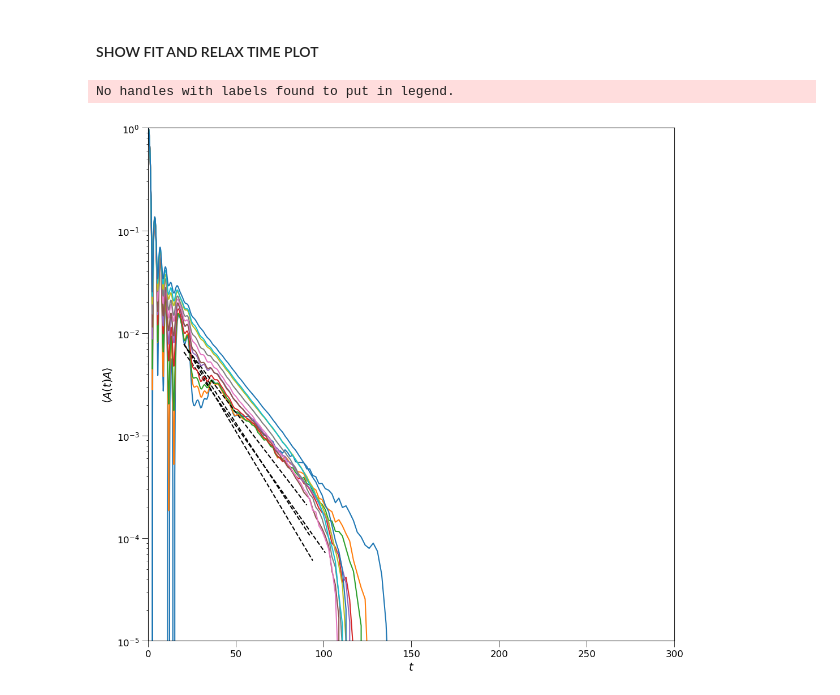
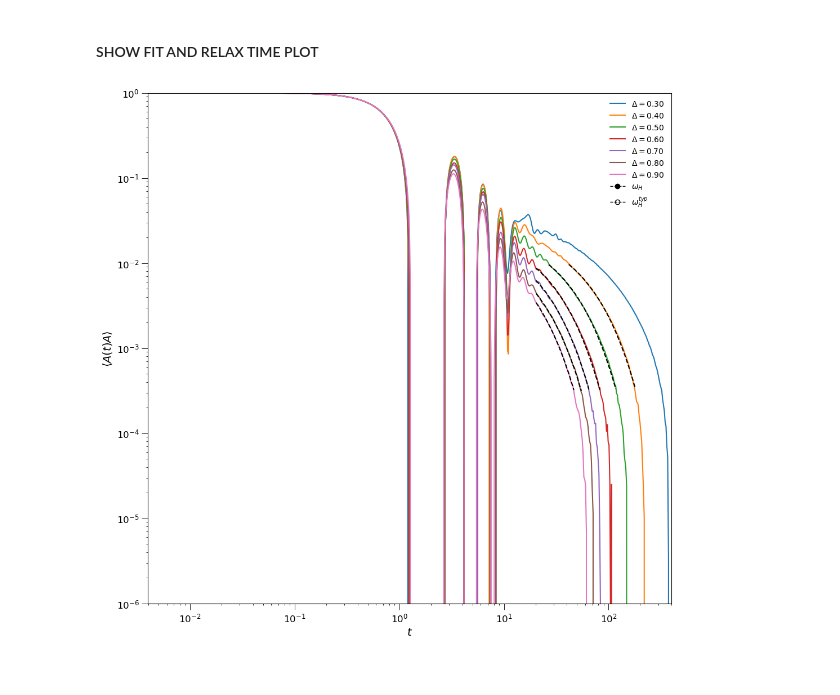
Before and after one commit to makskliczkowski/Transverse_Ising_ETH, a Jupyter notebook: IsignTransverse_ETH/Python/spectral_functions.ipynb, the cells around one changed output. Saved outputs shown, nothing was run; the diff lists cells and outputs as text; code cells hidden in the pictures.

```diff
--- a/IsignTransverse_ETH/Python/spectral_functions.ipynb
+++ b/IsignTransverse_ETH/Python/spectral_functions.ipynb
@@ -342,8 +352,8 @@ xxx = 0.3
 
 vals = spec_fun.get_scaling_array(settings=user_settings,
                                     x0=xxx,
-                                    xend=0.2+xxx,
-                                    dx=0.02)
+                                    xend=0.7+xxx,
+                                    dx=0.1)
 #---------------------- TIME EVOLUTION
 #spec_fun.plot_spectral(axis = axis, settings=user_settings, vals = vals,
 #                        xlab="t", ylab="\\langle A(t)A\\rangle",
@@ -356,39 +366,39 @@ tH_typ = []
 for i in range(0, len(vals)):
     x = vals[i]
     status, xdata, ydata, wHnow, wHtypnow = spec_fun.load_spectral(dir=time_dir,
                                                                     settings=user_settings,
                                                                     parameter=x,
                                                                     spec="time",
                                                                     normalise=True
                                                                     )
 
-    axis.plot(xdata, ydata)
+    axis.plot(xdata, ydata, label=hfun.key_title(x, user_settings))
     xfull = xdata
     xdata = np.array([xdata[i] for i in range(0,len(xdata)) if (ydata[i] < 1e-2 and ydata[i] > 3e-4 and xdata[i] > 20)])
     ydata = np.array([ydata[i] for i in range(0,len(ydata)) if (ydata[i] < 1e-2 and ydata[i] > 3e-4 and xfull[i] > 20)])
     #print(pars)
     tH.append(wHnow)
     tH_typ.append(wHtypnow)
     pars, sth = fit(f=exp_fit,
                         xdata=xdata,
                         ydata=ydata,
                         p0 = (2. / relax_time[i], 0.1))
     relaxt_time_fit.append(pars[0])
     axis.plot(xdata, exp_fit(xdata, *pars), linestyle='--', color='black')
 
 hfun.set_plot_elements(axis = axis, xlim = (None, None),
                                     ylim = (None, None), ylabel = "\\langle A(t)A\\rangle", xlabel = "t", settings=settings, font_size=12, set_legend=True)
 
-axis.set_xscale('linear')
+axis.set_xscale('log')
 axis.set_yscale('log')
-axis.set_xlim(0,3e2)
-axis.set_ylim(1e-5,1)
+axis.set_xlim(0,4e2)
+axis.set_ylim(1e-6,1)
+add_legend(axis=axis)
 #relaxt_time_fit = 1.0 / np.array(relaxt_time_fit)
 tH = np.array(tH)
 tH_typ = np.array(tH_typ)
 # %% [output]
-No handles with labels found to put in legend.
-[figure, old version]
+[figure, new version]
 # %%
 
 fig, axis = plt.subplots( nrows=1, ncols=1, figsize=(12,12), dpi = 100)
```
Also changed, not shown: parts of 6 cells of this notebook, 4 other files.
